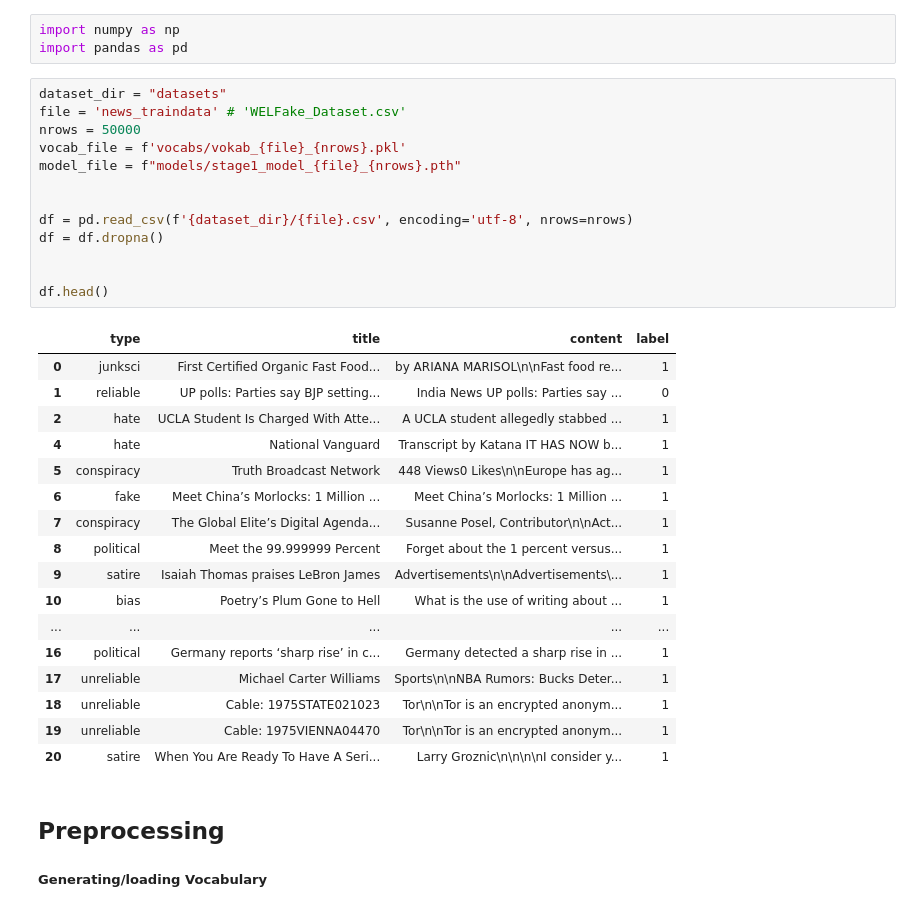
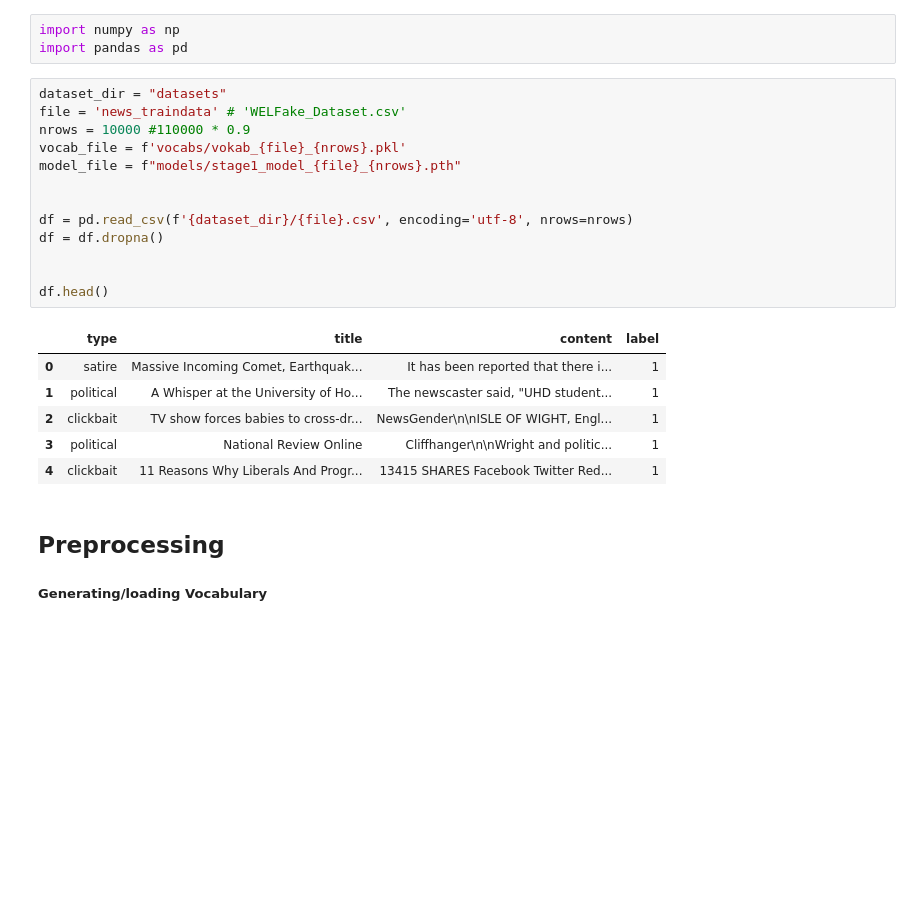
Before and after one commit to vamshinenavath/Fake-News-Detection, a Jupyter notebook: binary_classifier.ipynb, the cells around one changed output. Saved outputs shown, nothing was run; the diff lists cells and outputs as text; blank space fills up the shorter version.

```diff
--- a/binary_classifier.ipynb
+++ b/binary_classifier.ipynb
@@ -4,34 +4,23 @@ import pandas as pd
 # %%
 dataset_dir = "datasets"
 file = 'news_traindata' # 'WELFake_Dataset.csv'
-nrows = 50000
+nrows = 10000 #110000 * 0.9
 vocab_file = f'vocabs/vokab_{file}_{nrows}.pkl'
 model_file = f"models/stage1_model_{file}_{nrows}.pth"
 
 
 df = pd.read_csv(f'{dataset_dir}/{file}.csv', encoding='utf-8', nrows=nrows)
 df = df.dropna()
 
 
 df.head()
 # %% [output]
 |  | type | title | content | label |
-| 0 | junksci | First Certified Organic Fast Food... | by ARIANA MARISOL\n\nFast food re... | 1 |
-| 1 | reliable | UP polls: Parties say BJP setting... | India News UP polls: Parties say ... | 0 |
-| 2 | hate | UCLA Student Is Charged With Atte... | A UCLA student allegedly stabbed ... | 1 |
-| 4 | hate | National Vanguard | Transcript by Katana IT HAS NOW b... | 1 |
-| 5 | conspiracy | Truth Broadcast Network | 448 Views0 Likes\n\nEurope has ag... | 1 |
-| 6 | fake | Meet China’s Morlocks: 1 Million ... | Meet China’s Morlocks: 1 Million ... | 1 |
-| 7 | conspiracy | The Global Elite’s Digital Agenda... | Susanne Posel, Contributor\n\nAct... | 1 |
-| 8 | political | Meet the 99.999999 Percent | Forget about the 1 percent versus... | 1 |
-| 9 | satire | Isaiah Thomas praises LeBron James | Advertisements\n\nAdvertisements\... | 1 |
-| 10 | bias | Poetry’s Plum Gone to Hell | What is the use of writing about ... | 1 |
-| ... | ... | ... | ... | ... |
-| 16 | political | Germany reports ‘sharp rise’ in c... | Germany detected a sharp rise in ... | 1 |
-| 17 | unreliable | Michael Carter Williams | Sports\n\nNBA Rumors: Bucks Deter... | 1 |
-| 18 | unreliable | Cable: 1975STATE021023 | Tor\n\nTor is an encrypted anonym... | 1 |
-| 19 | unreliable | Cable: 1975VIENNA04470 | Tor\n\nTor is an encrypted anonym... | 1 |
-| 20 | satire | When You Are Ready To Have A Seri... | Larry Groznic\n\n\n\nI consider y... | 1 |
+| 0 | satire | Massive Incoming Comet, Earthquak... | It has been reported that there i... | 1 |
+| 1 | political | A Whisper at the University of Ho... | The newscaster said, "UHD student... | 1 |
+| 2 | clickbait | TV show forces babies to cross-dr... | NewsGender\n\nISLE OF WIGHT, Engl... | 1 |
+| 3 | political | National Review Online | Cliffhanger\n\nWright and politic... | 1 |
+| 4 | clickbait | 11 Reasons Why Liberals And Progr... | 13415 SHARES Facebook Twitter Red... | 1 |
 # %% [markdown]
 ## Preprocessing
 
```
Also changed, not shown: parts of 5 cells of this notebook, 6 other files.
